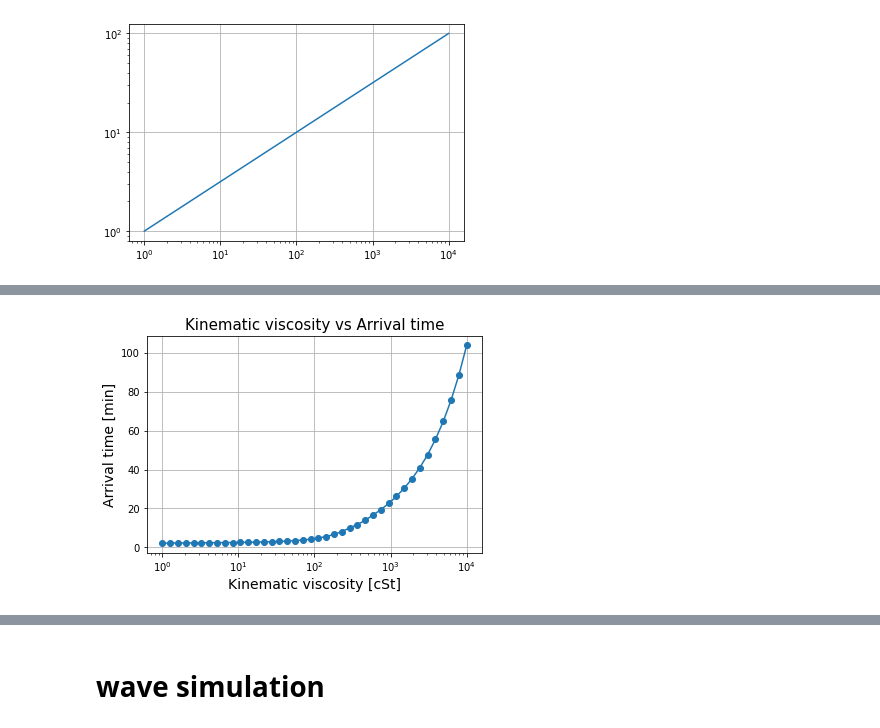
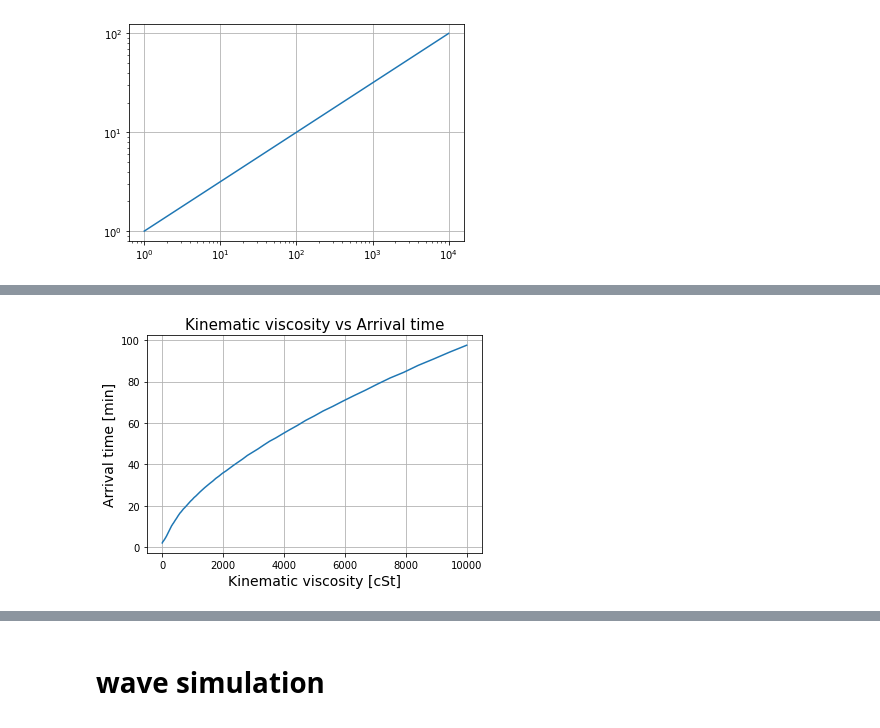
Before and after one commit to Gug-Young/Shallow_water_with_viscosity, a Jupyter notebook: Multiprocess test.ipynb, the cells around one changed output, grey strips where cells are left out. Saved outputs shown, nothing was run; the diff lists cells and outputs as text; code cells hidden in the pictures.

```diff
--- a/Multiprocess test.ipynb
+++ b/Multiprocess test.ipynb
@@ -20,9 +22,9 @@ max_x
 # %% [output]
 0.2002002002002002
 # %%
-N_t = 100000
+N_t = 150000
 
 t_search = np.arange(1,100+0.1,0.5)
-h_list, u_list, t_list, h_check, u_check = sw.Shallow_water_check(100,N_t,1)
+h_list, u_list, t_list, h_check, u_check = sw.Shallow_water_check(1.0034,N_t,1)
 print(f'N_t ={N_t}, last simulation time:',t_list[-1])
 # %% [output]
@@ -36,10 +42,10 @@ t_list[np.where(np.array(h_list)[:,-1]>0)[0][0]]
 # %%
-cSt_list = np.logspace(0,4,40)
+cSt_list = np.logspace(0,4,160)
 # cSt_list = np.linspace(1,10000,40)
 # N_t = 36000
 max_u_ensemble= []
 last_t_list =  []
-t_search = np.arange(1,100+0.1,0.5)
+t_search = np.arange(1,150+0.1,0.5)
 for i in range(1):
     max_u = []
     max_u_t = []
@@ -119,14 +174,14 @@ plt.grid()
 # %%
-plt.plot(cSt_list,np.array(last_t_list)/60,marker='o')
+plt.plot(cSt_list,np.array(last_t_list)/60)#,marker='o',markersize=3)
 # plt.plot(cSt_list,fit_root(cSt_list,*popt)/60)
-
-
+cSt_list[1]
+# plt.plot(np.linspace(1,1000,100000),alpha(np.linspace(1,1000,100000),0,4)*np.array(last_t_list)[0])
 plt.ylabel('Arrival time [min]',fontsize= 14)
 plt.xlabel('Kinematic viscosity [cSt]',fontsize= 14)
-plt.xscale('log')
+# plt.xscale('log')
 # plt.yscale('log')
 plt.title('Kinematic viscosity vs Arrival time',fontsize= 15)
 plt.grid()
 plt.savefig('ppt용/cSt vs Arrival tie.png',dpi=400)
 # %% [output]
-[figure, old version]
+[figure, new version]
```
Also changed, not shown: parts of 40 cells of this notebook, 13 other files.
